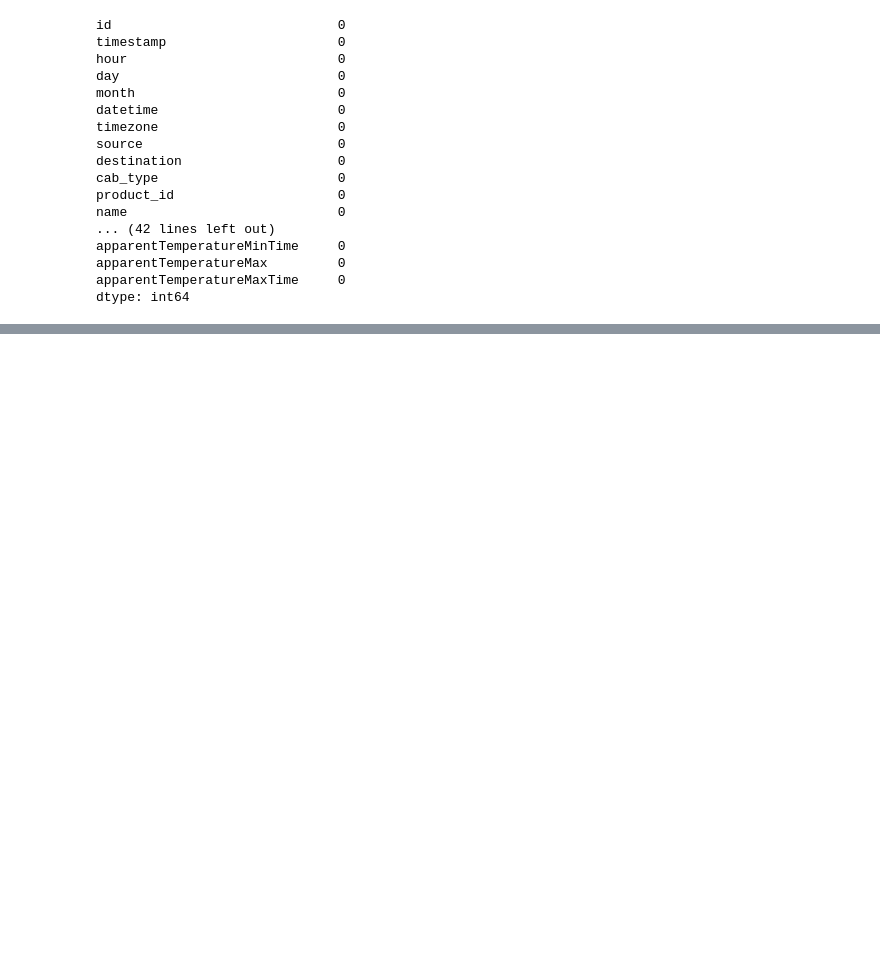
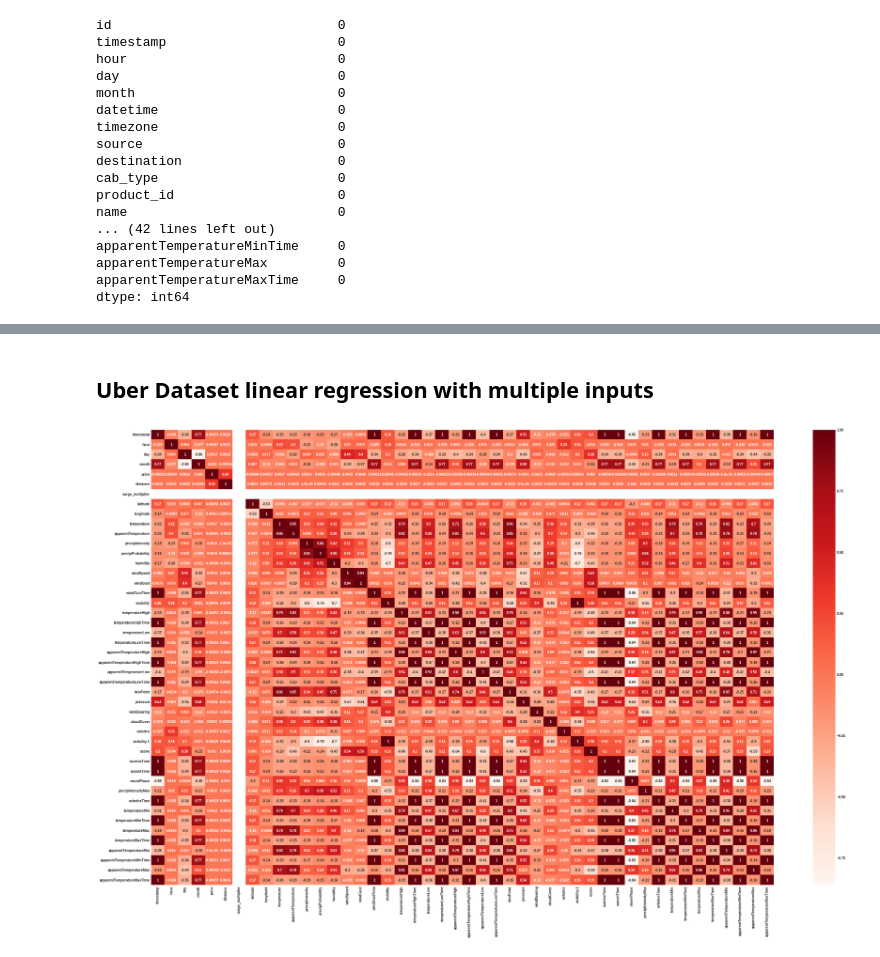
Before and after one commit to josiahtr/MISY262-Team-3-Final-Project, a Jupyter notebook: MISY262_Final_Project.ipynb, the cells around one changed output, grey strips where cells are left out. Cells and saved outputs as stored; diff of their text form; code cells hidden in the pictures; blank space fills up the shorter version.

```diff
--- a/MISY262_Final_Project.ipynb
+++ b/MISY262_Final_Project.ipynb
@@ -191,0 +198,3 @@ dtype: int64
+# %%
+#using pd.get_dummies across this chunk and next to encode 'short_summary' variable as dummy variables to make them easier to operate with
+df['short_summary'] = df['short_summary'].map({1: ' Rain ', 2: ' Light Rain ', 3: ' Drizzle ', 4: ' Possible Drizzle ', 5: ' Overcast ', 6: ' Mostly Cloudy ', 7: ' Partly Cloudy ', 8: ' Foggy ', 9: ' Clear '})
@@ -191,0 +203,3 @@ dtype: int64
+# %%
+df = pd.get_dummies(df, columns=['short_summary'], prefix='', prefix_sep='')
+df.tail()
@@ -226,0 +248,2 @@ dfL
+# %% [markdown]
+## Uber Dataset linear regression with multiple inputs
@@ -226,0 +254,8 @@ dfL
+# %%
+#Using Pearson Correlation
+plt.figure(figsize=(40,24))
+cor = dfU.corr()
+sns.heatmap(cor, annot=True, cmap=plt.cm.Reds)
+plt.show()
+# %% [output]
+[figure, added]
```
Also changed, not shown: parts of 26 cells of this notebook.
